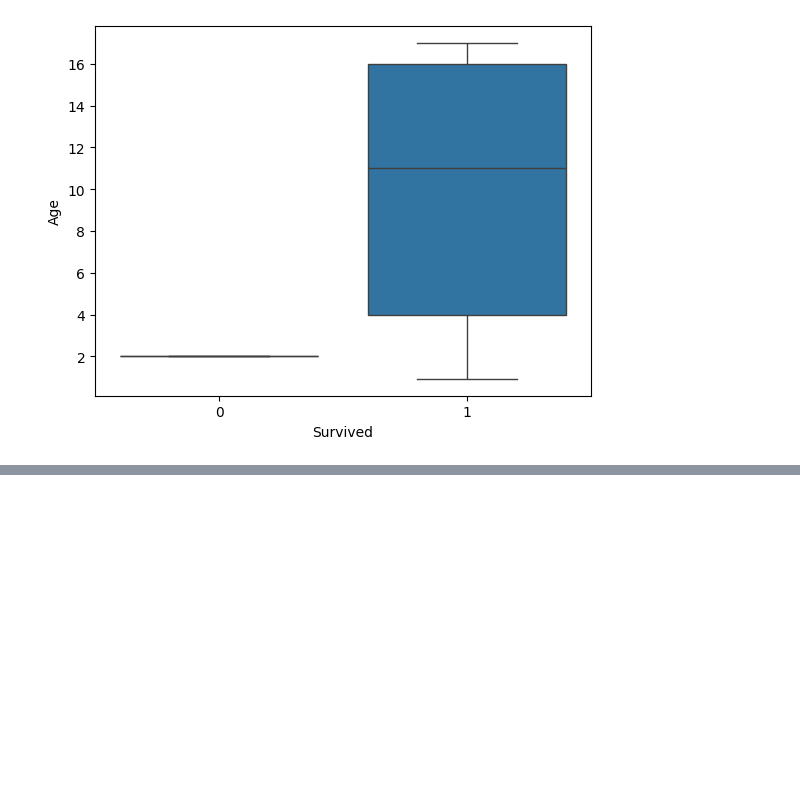
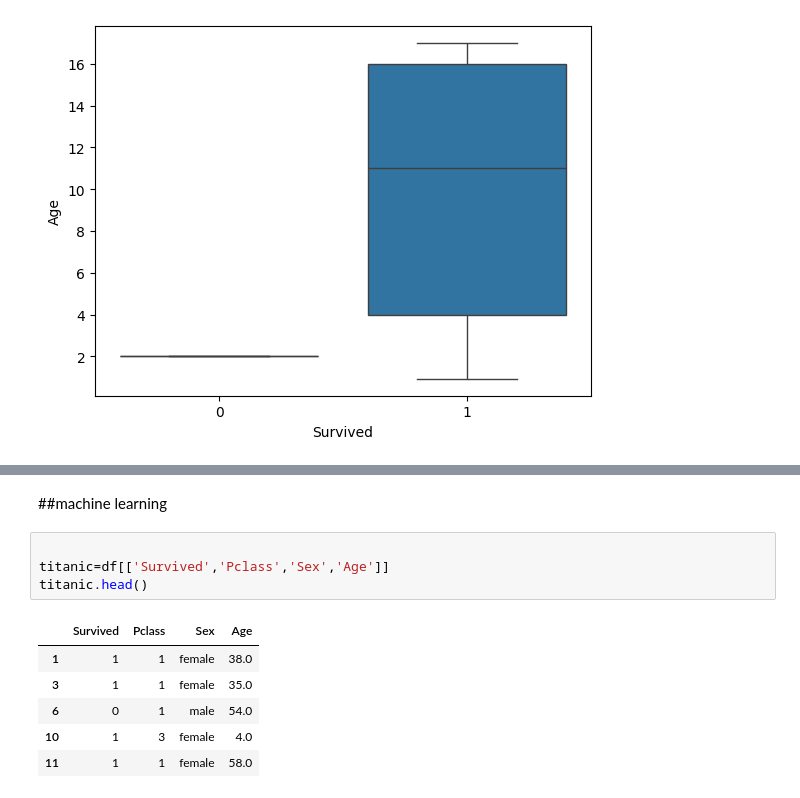
Before and after one commit to Neykone/Titanic, a Jupyter notebook: Titanic.ipynb, the cells around one changed output, grey strips where cells are left out. Cells and saved outputs as stored; diff of their text form; blank space fills up the shorter version.

Commit message:
ajout machine learning

```diff
--- a/Titanic.ipynb
+++ b/Titanic.ipynb
@@ -179,0 +214,13 @@ sns.boxplot(x='Survived',y='Age',data=enfant)
+# %% [markdown]
+##machine learning
+# %%
+
+titanic=df[['Survived','Pclass','Sex','Age']]
+titanic.head()
+# %% [output]
+|  | Survived | Pclass | Sex | Age |
+| 1 | 1 | 1 | female | 38.0 |
+| 3 | 1 | 1 | female | 35.0 |
+| 6 | 0 | 1 | male | 54.0 |
+| 10 | 1 | 3 | female | 4.0 |
+| 11 | 1 | 1 | female | 58.0 |
```
Also changed, not shown: parts of 15 cells of this notebook.
